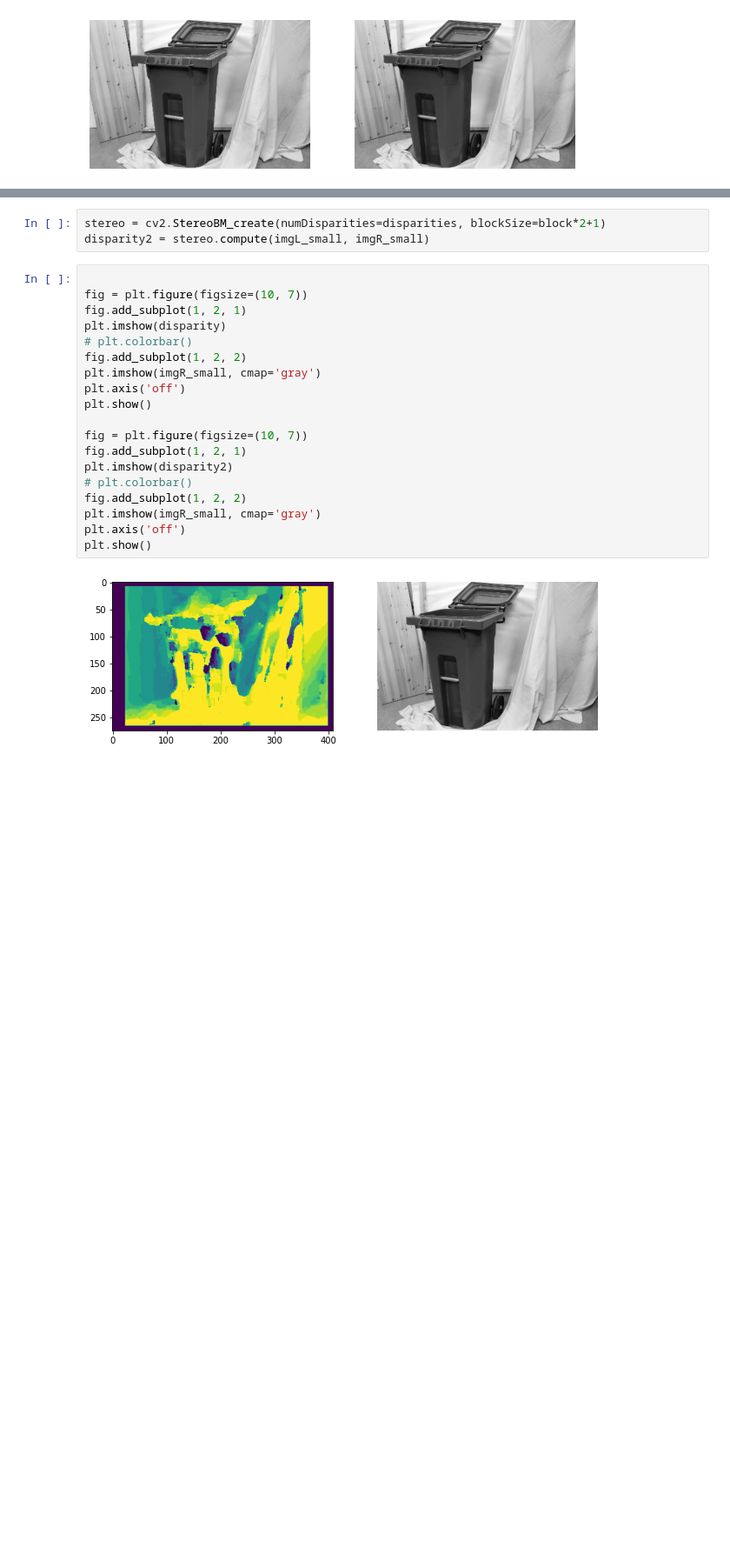
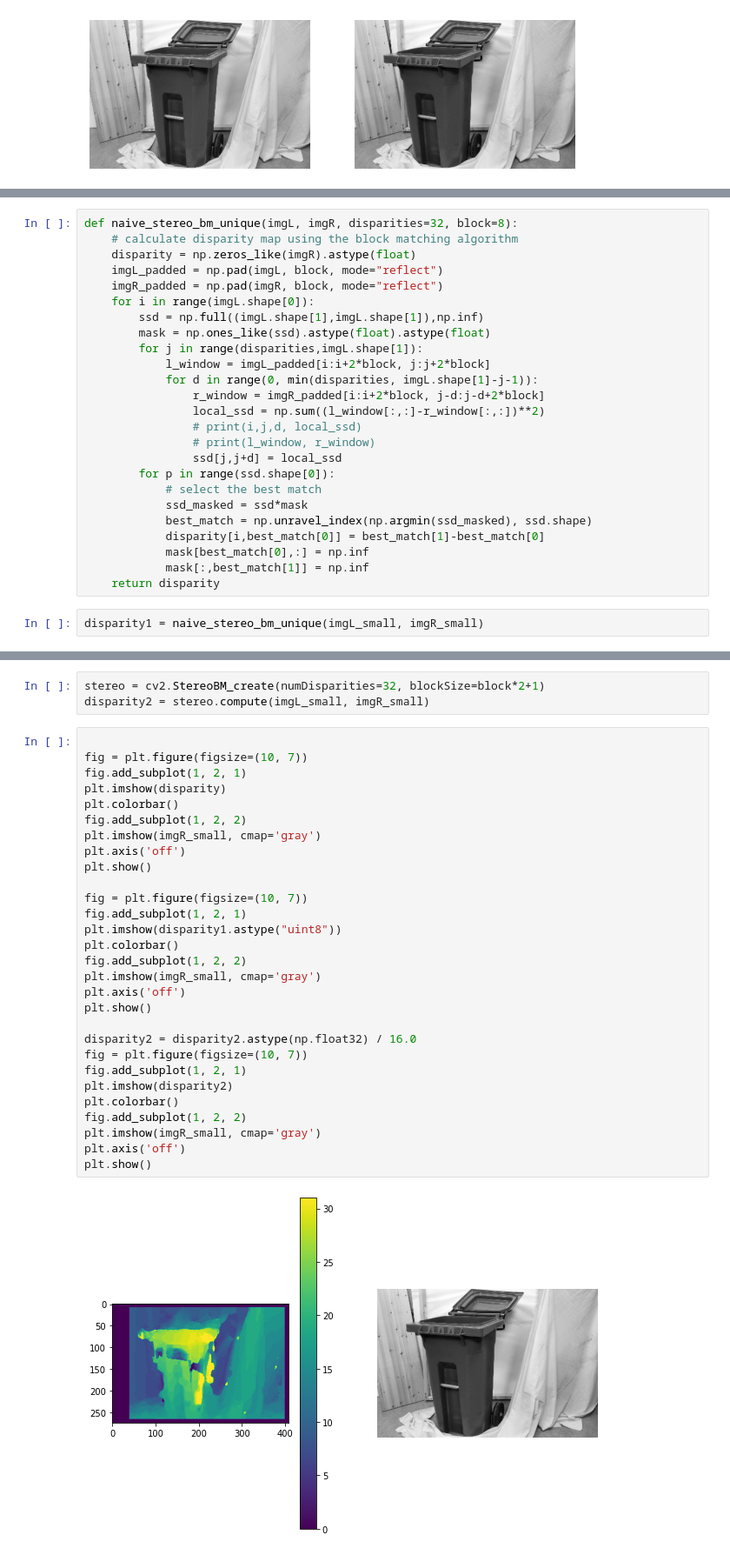
Before and after one commit to BaldPulse/Stereo_depth_energy, a Jupyter notebook: naiveDIsparity.ipynb, the cells around one changed output, grey strips where cells are left out. Shown: that part at 87% size. Drawn from its saved outputs; the diff is of its cells as text; blank space fills up the shorter version.

Commit message:
implemented unique BM matching algorithm

```diff
--- a/naiveDIsparity.ipynb
+++ b/naiveDIsparity.ipynb
@@ -51,3 +51,30 @@ for i in range(block, imgL_small.shape[0] - block - 1):
         disparity[i, j] = np.argmin(ssd)
 # %% [output]
 (275, 409)
+# %%
+def naive_stereo_bm_unique(imgL, imgR, disparities=32, block=8):
+    # calculate disparity map using the block matching algorithm
+    disparity = np.zeros_like(imgR).astype(float)
+    imgL_padded = np.pad(imgL, block, mode="reflect")
+    imgR_padded = np.pad(imgR, block, mode="reflect")
+    for i in range(imgL.shape[0]):
+        ssd = np.full((imgL.shape[1],imgL.shape[1]),np.inf)
+        mask = np.ones_like(ssd).astype(float).astype(float)
+        for j in range(disparities,imgL.shape[1]):
+            l_window = imgL_padded[i:i+2*block, j:j+2*block]
+            for d in range(0, min(disparities, imgL.shape[1]-j-1)):
+                r_window = imgR_padded[i:i+2*block, j-d:j-d+2*block]
+                local_ssd = np.sum((l_window[:,:]-r_window[:,:])**2)
+                # print(i,j,d, local_ssd)
+                # print(l_window, r_window)
+                ssd[j,j+d] = local_ssd
+        for p in range(ssd.shape[0]):
+            # select the best match
+            ssd_masked = ssd*mask
+            best_match = np.unravel_index(np.argmin(ssd_masked), ssd.shape)
+            disparity[i,best_match[0]] = best_match[1]-best_match[0]
+            mask[best_match[0],:] = np.inf
+            mask[:,best_match[1]] = np.inf
+    return disparity
+# %%
+disparity1 = naive_stereo_bm_unique(imgL_small, imgR_small)
@@ -54,24 +85,34 @@ for i in range(block, imgL_small.shape[0] - block - 1):
 # %%
-stereo = cv2.StereoBM_create(numDisparities=disparities, blockSize=block*2+1)
+stereo = cv2.StereoBM_create(numDisparities=32, blockSize=block*2+1)
 disparity2 = stereo.compute(imgL_small, imgR_small)
 # %%
 
 fig = plt.figure(figsize=(10, 7))
 fig.add_subplot(1, 2, 1)
 plt.imshow(disparity)
-# plt.colorbar()
+plt.colorbar()
 fig.add_subplot(1, 2, 2)
 plt.imshow(imgR_small, cmap='gray')
 plt.axis('off')
 plt.show()
 
 fig = plt.figure(figsize=(10, 7))
 fig.add_subplot(1, 2, 1)
-plt.imshow(disparity2)
-# plt.colorbar()
+plt.imshow(disparity1.astype("uint8"))
+plt.colorbar()
 fig.add_subplot(1, 2, 2)
 plt.imshow(imgR_small, cmap='gray')
 plt.axis('off')
 plt.show()
+
+disparity2 = disparity2.astype(np.float32) / 16.0
+fig = plt.figure(figsize=(10, 7))
+fig.add_subplot(1, 2, 1)
+plt.imshow(disparity2)
+plt.colorbar()
+fig.add_subplot(1, 2, 2)
+plt.imshow(imgR_small, cmap='gray')
+plt.axis('off')
+plt.show()
 # %% [output]
-[figure, old version]
+[figure, new version]
```
Also changed, not shown: parts of 3 cells of this notebook.
